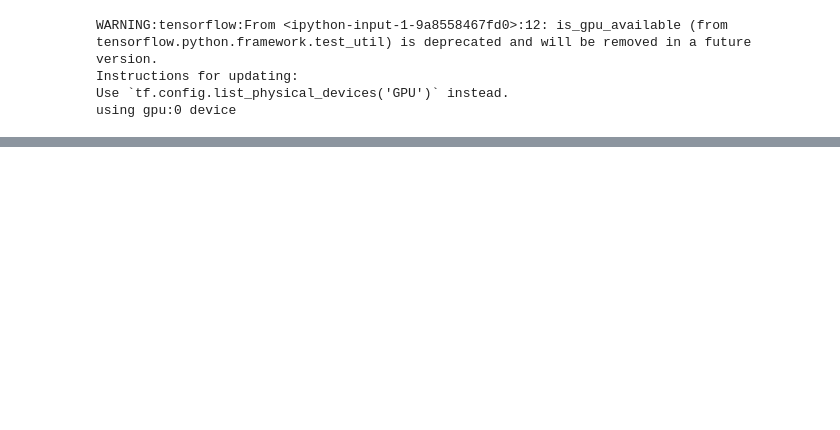
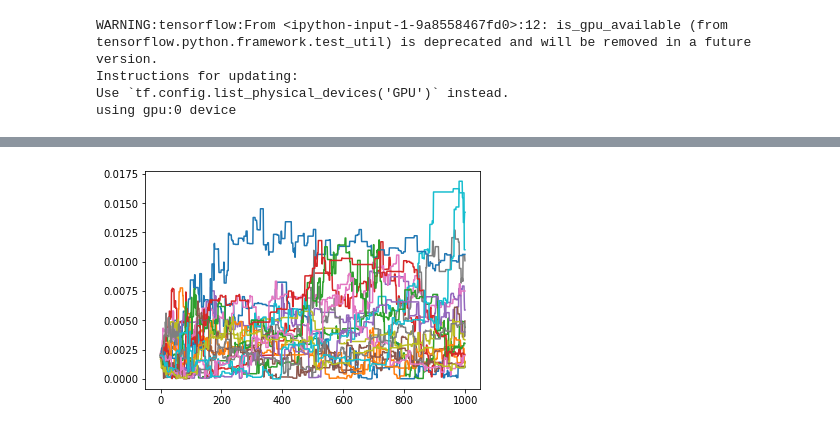
Before and after one commit to keirkwame/axionEmu, a Jupyter notebook: ACT_DR4_WMAP_analysis.ipynb, the cells around one changed output, grey strips where cells are left out. Cells and saved outputs as stored; diff of their text form; code cells hidden in the pictures; blank space fills up the shorter version.

```diff
--- a/ACT_DR4_WMAP_analysis.ipynb
+++ b/ACT_DR4_WMAP_analysis.ipynb
@@ -878,3 +886,8 @@ WARNING:root:fine_bins_2D not large enough for optimal density: \omega_{\mathrm{
+# %%
+for i in range(20):
+    plt.plot(np.arange(samples_unflat.shape[0]), samples_unflat[:, i, 7])
+# %% [output]
+[figure, added]
 # %%
 #Save MCMC samples
 np.save('ACT_DR4_AxionEmu_m25_chain_100_20000_orig_emu.npy', chain_ax.numpy())
```
Also changed, not shown: parts of 8 cells of this notebook, 1 other file.
